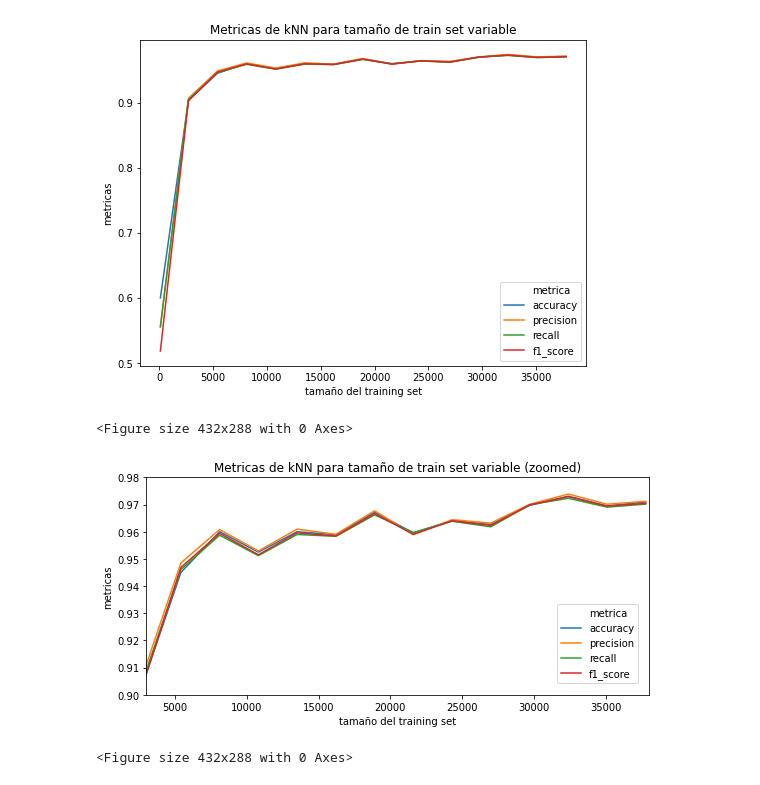
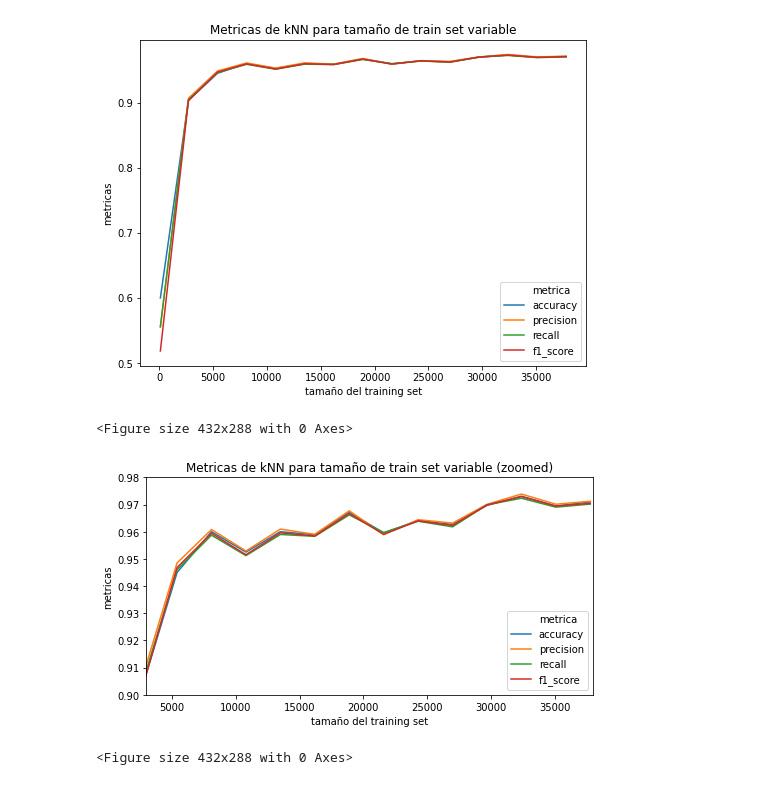
Before and after one commit to davidvenegasr/MetNum, a Jupyter notebook: tp2/notebooks/Experimentacion.ipynb, the cells around one changed output. Drawn from its saved outputs; the diff is of its cells as text; code cells hidden in the pictures.

```diff
--- a/tp2/notebooks/Experimentacion.ipynb
+++ b/tp2/notebooks/Experimentacion.ipynb
@@ -889,28 +889,28 @@ fig.savefig(f"Exp4/Exp4.2/{name}.png")
 # %%
 # Metricas kNN (zoomed)
 df_metrics = pd.read_csv('Exp4/Exp4.2/metrics_exp4_kNN.csv')
 
 col_scores=["accuracy","precision","recall","f1_score"]
 df_melt_tiempos = df_metrics.melt(id_vars='tamaño', value_vars=col_scores, var_name='metrica', value_name='values')
 
 plt.figure()
-plt.figure(figsize=(9,4))
+plt.figure(figsize=(8,4))
 gr = sns.lineplot(x = "tamaño", y = 'values', data = df_melt_tiempos, hue = "metrica")
 
 gr.set_title("Metricas de kNN para tamaño de train set variable (zoomed)")
 gr.set_ylabel("metricas")
 gr.set_xlabel("tamaño del training set")
 gr.set_xlim(3000,38000)
 gr.set_ylim(0.9,0.98)
-plt.legend(bbox_to_anchor=(1.8, 0.45), bbox_transform=ax.transAxes)
+plt.legend(bbox_to_anchor=(1.0, 0.41))
 
 fig = gr.get_figure()
 name = "exp4_metrics_kNN_zoomed"
 
 fig.savefig(f"Exp4/Exp4.2/{name}.png")
 # %% [output]
 <Figure size 432x288 with 0 Axes>
-[figure, old version]
+[figure, new version]
 # %%
 # Metricas kNN+PCA
 df_metrics = pd.read_csv('Exp4/Exp4.2/metrics_exp4_kNN-PCA.csv')
```
Also changed, not shown: parts of 1 cell of this notebook, 2 other files.
